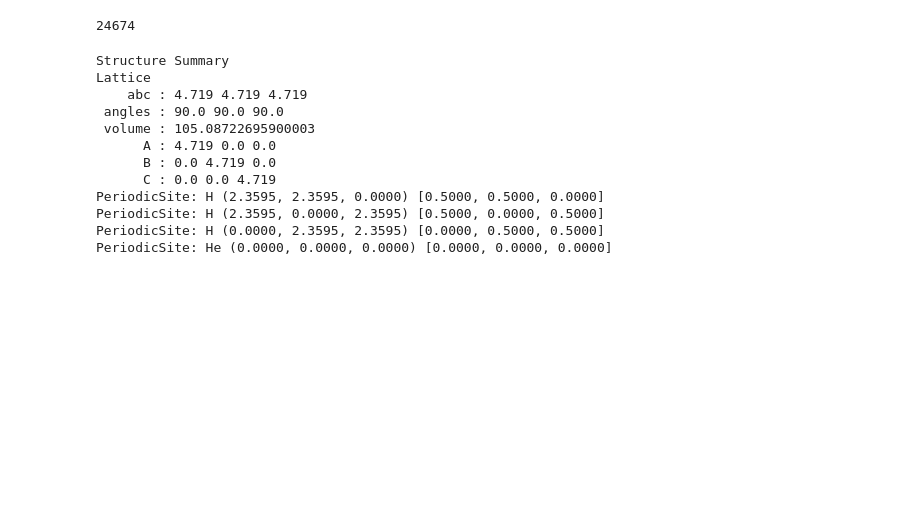
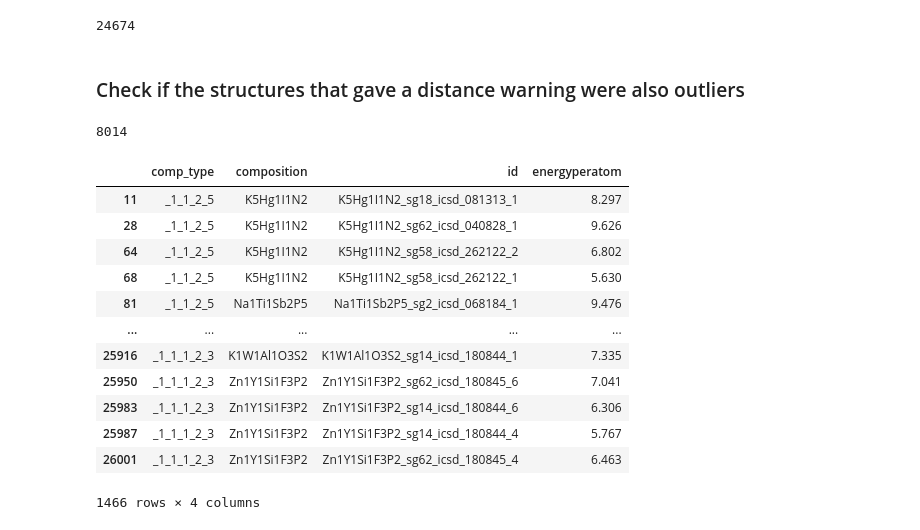
Before and after one commit to pstjohn/crystal-gnn-nfp-0.3, a Jupyter notebook: notebooks/analyze_volrelax.ipynb, the cells around one changed output. Saved outputs shown, nothing was run; the diff lists cells and outputs as text; code cells hidden in the pictures; blank space fills up the shorter version.

```diff
--- a/notebooks/analyze_volrelax.ipynb
+++ b/notebooks/analyze_volrelax.ipynb
@@ -210,16 +315,25 @@ len(data)
-# %%
-strc = Structure.from_file("/projects/rlmolecule/jlaw/inputs/structures/volrelax/_1_3/Li3N1/Li3N1_sg221_icsd_652775_1/POSCAR")
-strc
-# %% [output]
-Structure Summary
-Lattice
-    abc : 4.719 4.719 4.719
- angles : 90.0 90.0 90.0
- volume : 105.08722695900003
-      A : 4.719 0.0 0.0
-      B : 0.0 4.719 0.0
-      C : 0.0 0.0 4.719
-PeriodicSite: H (2.3595, 2.3595, 0.0000) [0.5000, 0.5000, 0.0000]
-PeriodicSite: H (2.3595, 0.0000, 2.3595) [0.5000, 0.0000, 0.5000]
-PeriodicSite: H (0.0000, 2.3595, 2.3595) [0.0000, 0.5000, 0.5000]
-PeriodicSite: He (0.0000, 0.0000, 0.0000) [0.0000, 0.0000, 0.0000]
+# %% [markdown]
+### Check if the structures that gave a distance warning were also outliers
+# %%
+strc_dir = "/projects/rlmolecule/jlaw/inputs/structures/volrelax"
+flagged = pd.read_csv(Path(strc_dir, "distance_warning_strcs.txt"), squeeze=True, header=None)
+print(len(flagged))
+# %% [output]
+8014
+# %%
+outliers = df[(df.energyperatom < -10) | (df.energyperatom > 5)]
+outliers
+# %% [output]
+|  | comp_type | composition | id | energyperatom |
+| 11 | _1_1_2_5 | K5Hg1I1N2 | K5Hg1I1N2_sg18_icsd_081313_1 | 8.297 |
+| 28 | _1_1_2_5 | K5Hg1I1N2 | K5Hg1I1N2_sg62_icsd_040828_1 | 9.626 |
+| 64 | _1_1_2_5 | K5Hg1I1N2 | K5Hg1I1N2_sg58_icsd_262122_2 | 6.802 |
+| 68 | _1_1_2_5 | K5Hg1I1N2 | K5Hg1I1N2_sg58_icsd_262122_1 | 5.630 |
+| 81 | _1_1_2_5 | Na1Ti1Sb2P5 | Na1Ti1Sb2P5_sg2_icsd_068184_1 | 9.476 |
+| ... | ... | ... | ... | ... |
+| 25916 | _1_1_1_2_3 | K1W1Al1O3S2 | K1W1Al1O3S2_sg14_icsd_180844_1 | 7.335 |
+| 25950 | _1_1_1_2_3 | Zn1Y1Si1F3P2 | Zn1Y1Si1F3P2_sg62_icsd_180845_6 | 7.041 |
+| 25983 | _1_1_1_2_3 | Zn1Y1Si1F3P2 | Zn1Y1Si1F3P2_sg14_icsd_180844_6 | 6.306 |
+| 25987 | _1_1_1_2_3 | Zn1Y1Si1F3P2 | Zn1Y1Si1F3P2_sg14_icsd_180844_4 | 5.767 |
+| 26001 | _1_1_1_2_3 | Zn1Y1Si1F3P2 | Zn1Y1Si1F3P2_sg62_icsd_180845_4 | 6.463 |
+1466 rows × 4 columns
```
Also changed, not shown: parts of 18 cells of this notebook, 2 other files.
